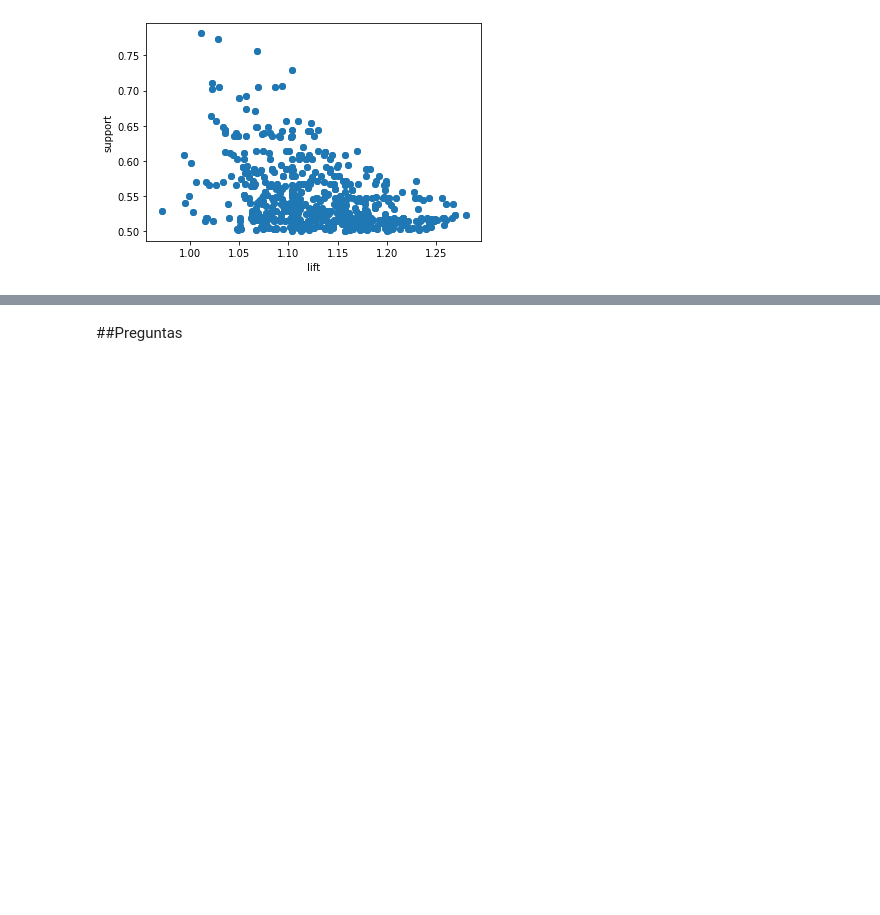
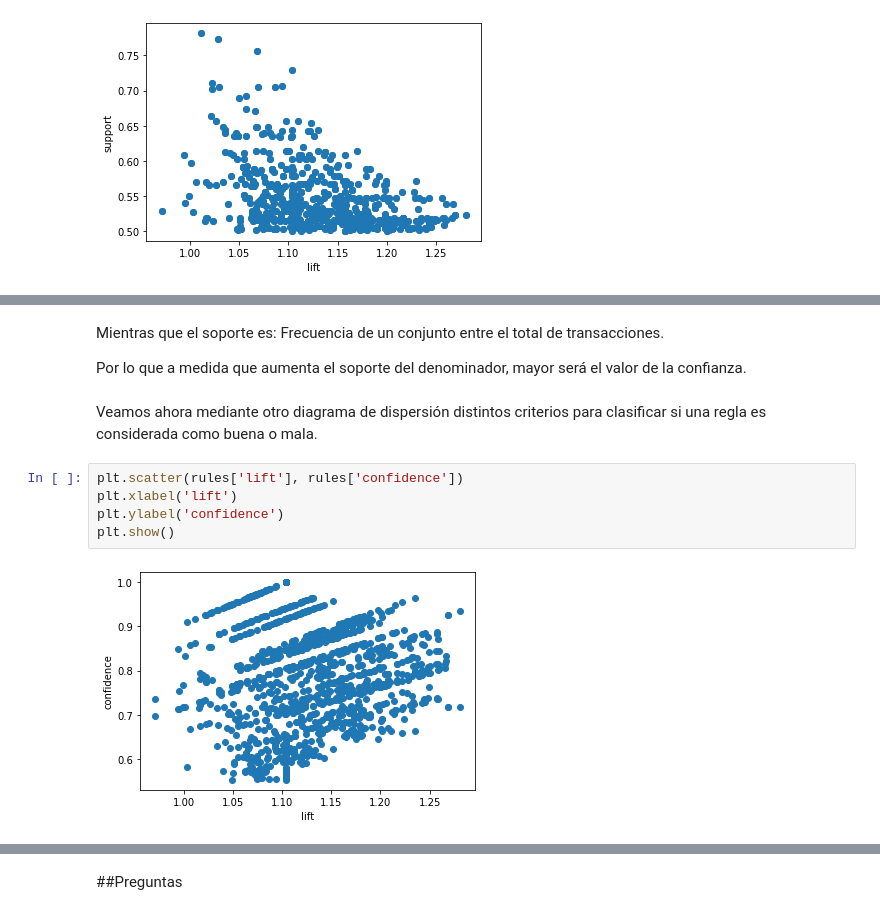
Before and after one commit to patriciamediavilla/L2, a Jupyter notebook: L2P1.ipynb, the cells around one changed output, grey strips where cells are left out. Saved outputs shown, nothing was run; the diff lists cells and outputs as text; blank space fills up the shorter version.

```diff
--- a/L2P1.ipynb
+++ b/L2P1.ipynb
@@ -620,0 +619,14 @@ plt.show()
+# %% [markdown]
+Mientras que el soporte es: Frecuencia de un conjunto entre el total de
+transacciones.
+
+Por lo que a medida que aumenta el soporte del denominador, mayor será el valor de la confianza.
+# %% [markdown]
+Veamos ahora mediante otro diagrama de dispersión distintos criterios para clasificar si una regla es considerada como buena o mala.
+# %%
+plt.scatter(rules['lift'], rules['confidence'])
+plt.xlabel('lift')
+plt.ylabel('confidence')
+plt.show()
+# %% [output]
+[figure, added]
```
Also changed, not shown: parts of 32 cells of this notebook.
